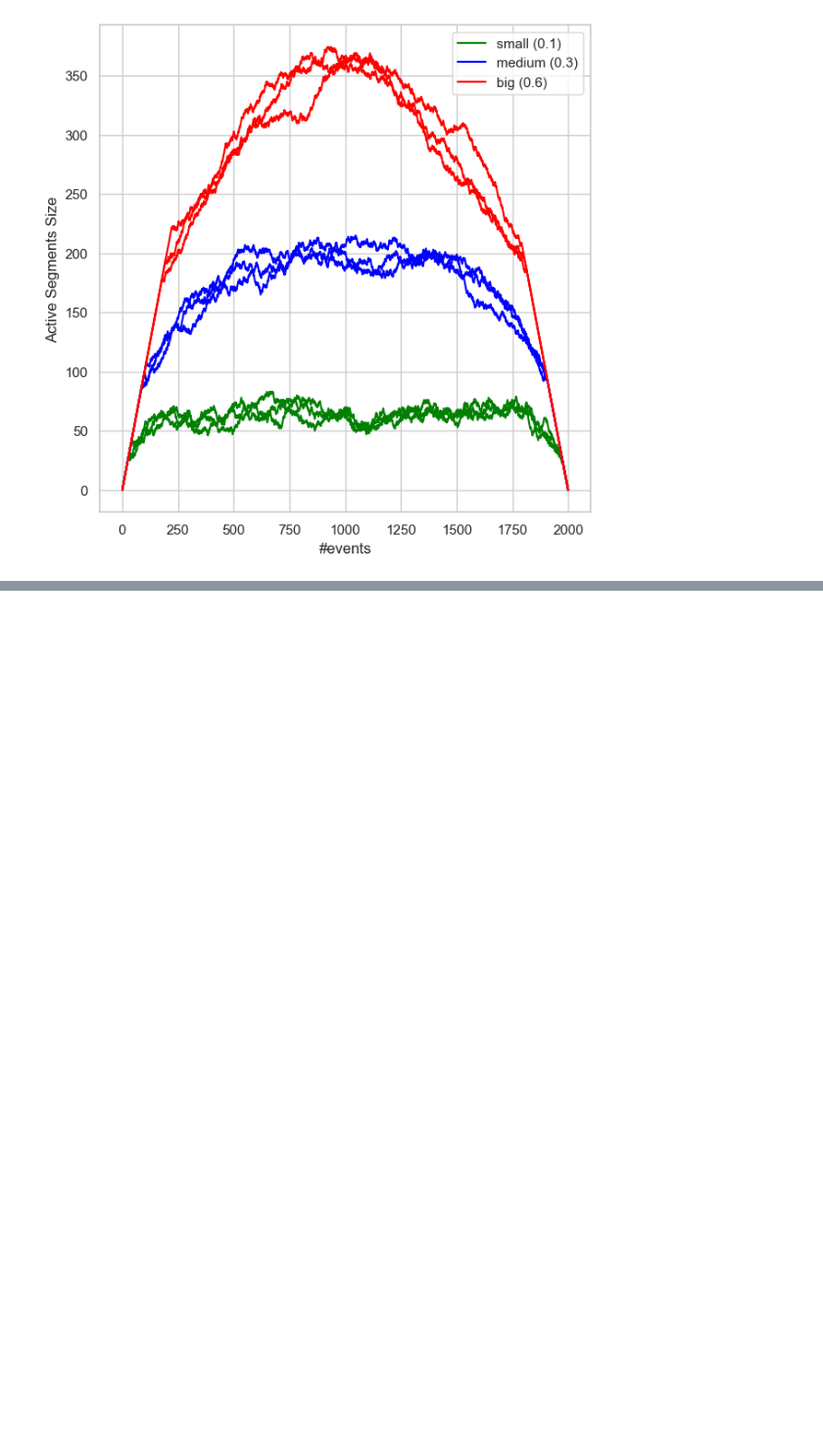
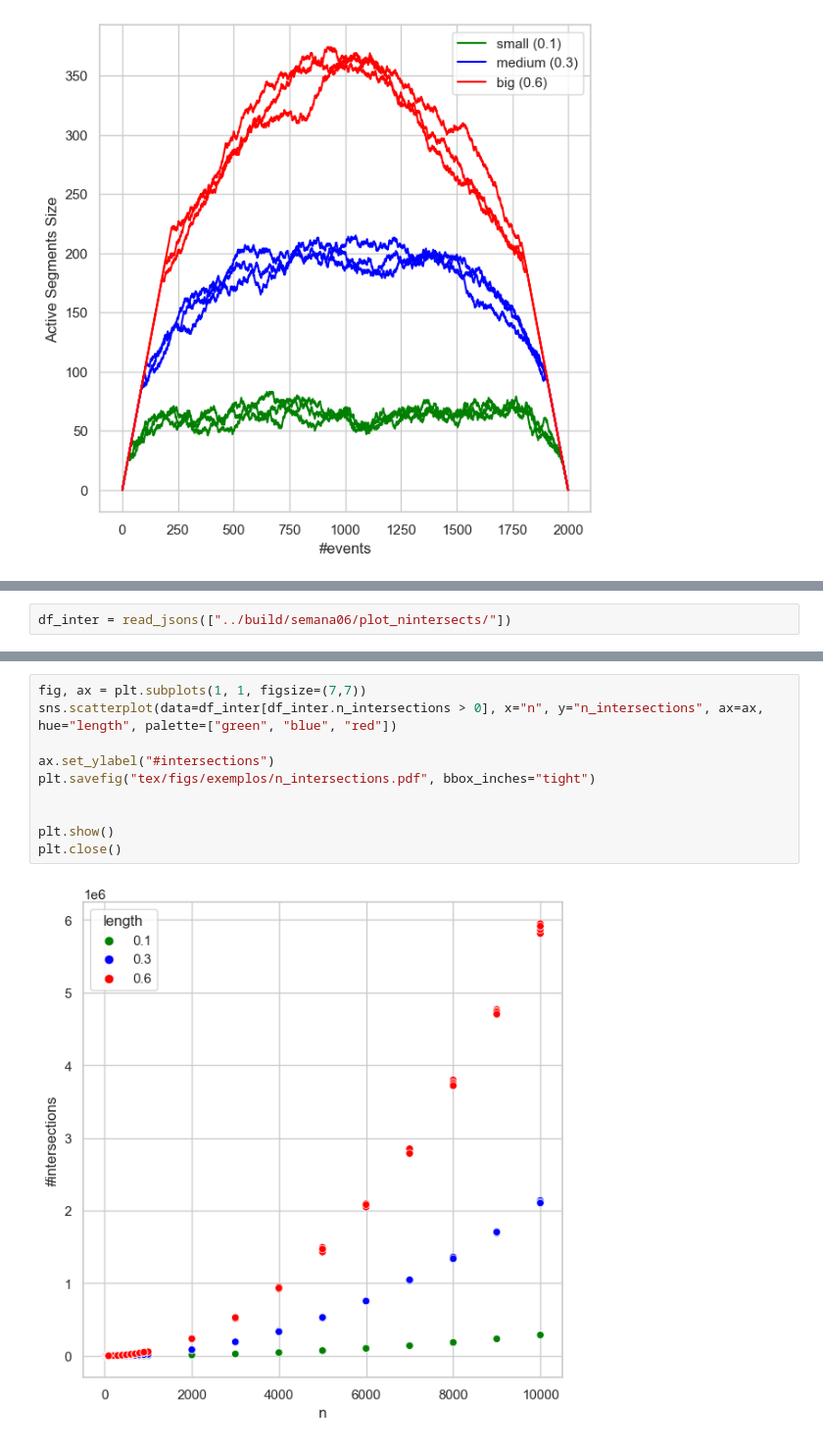
Before and after one commit to mtsodf/algoritmos, a Jupyter notebook: semana06/plots_semana06.ipynb, the cells around one changed output, grey strips where cells are left out. Shown at 98% size. Drawn from its saved outputs; the diff is of its cells as text; blank space fills up the shorter version.

Commit message:
Gráficos da quantidade de interseções

```diff
--- a/semana06/plots_semana06.ipynb
+++ b/semana06/plots_semana06.ipynb
@@ -283,0 +284,2 @@ for n in [100, 1000]:
+# %%
+df_inter = read_jsons(["../build/semana06/plot_nintersects/"])
@@ -283,0 +304,12 @@ for n in [100, 1000]:
+# %%
+fig, ax = plt.subplots(1, 1, figsize=(7,7))
+sns.scatterplot(data=df_inter[df_inter.n_intersections > 0], x="n", y="n_intersections", ax=ax, hue="length", palette=["green", "blue", "red"])
+
+ax.set_ylabel("#intersections")
+plt.savefig("tex/figs/exemplos/n_intersections.pdf", bbox_inches="tight")
+
+
+plt.show()
+plt.close()
+# %% [output]
+[figure, added]
```
Also changed, not shown: parts of 4 cells of this notebook, 5 other files.
